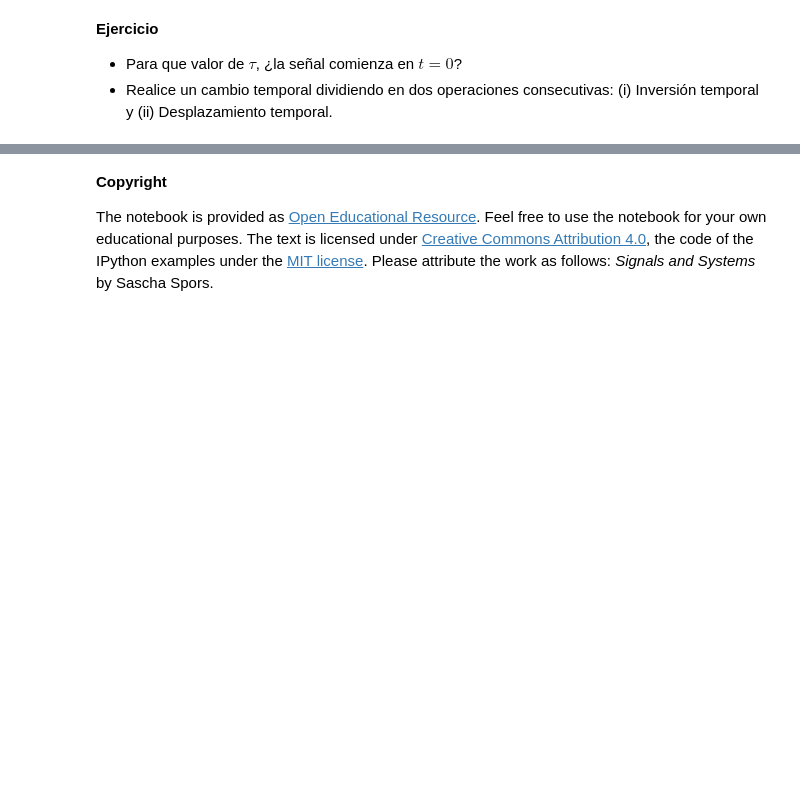
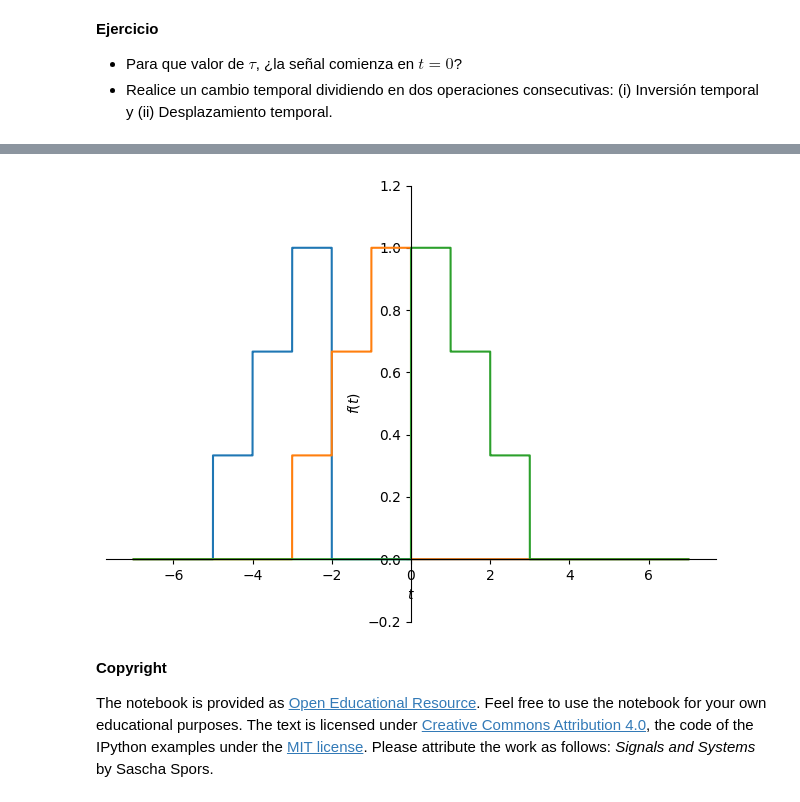
Before and after one commit to Locojuan9/se-ales_y_sistemas, a Jupyter notebook: 1_IntroduccionSyS/3_Operaciones_señales_continuas.ipynb, the cells around one changed output, grey strips where cells are left out. Drawn from its saved outputs; the diff is of its cells as text; code cells hidden in the pictures; blank space fills up the shorter version.

```diff
--- a/1_IntroduccionSyS/3_Operaciones_señales_continuas.ipynb
+++ b/1_IntroduccionSyS/3_Operaciones_señales_continuas.ipynb
@@ -200,3 +221,18 @@ px.show()
+# %%
+x = rect.subs(t, a*t-1/2) + 2/3*rect.subs(t, a*t-3/2) + 1/3*rect.subs(t, a*t-5/2)
+p1 = sym.plot(x.subs(a, 1), (t, -7, 7), ylim=[-0.2, 1.2], show=False)
+
+x1 = x.subs(a, -1)
+p2 = sym.plot(x1, (t, -7, 7), ylim=[-0.2, 1.2], show=False)
+p2.extend(p1)
+
+tau = 2
+x2 = x1.subs(t, tau+t)
+p3 = sym.plot(x2, (t, -7, 7), ylim=[-0.2, 1.2], show=False)
+p3.extend(p2)
+p3.show()
+# %% [output]
+[figure, added]
 # %% [markdown]
 **Copyright**
 
```
Also changed, not shown: parts of 4 cells of this notebook.
